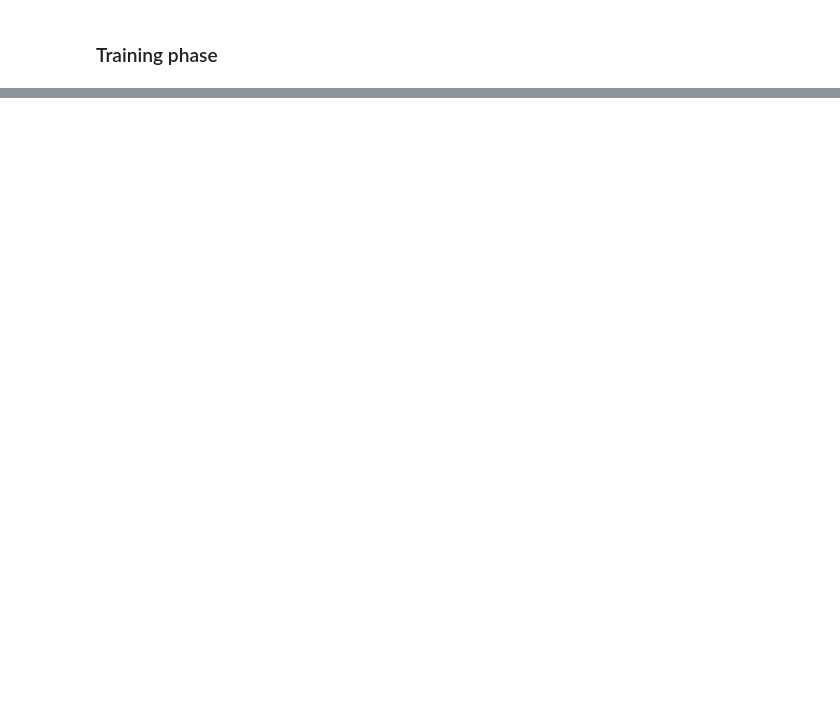
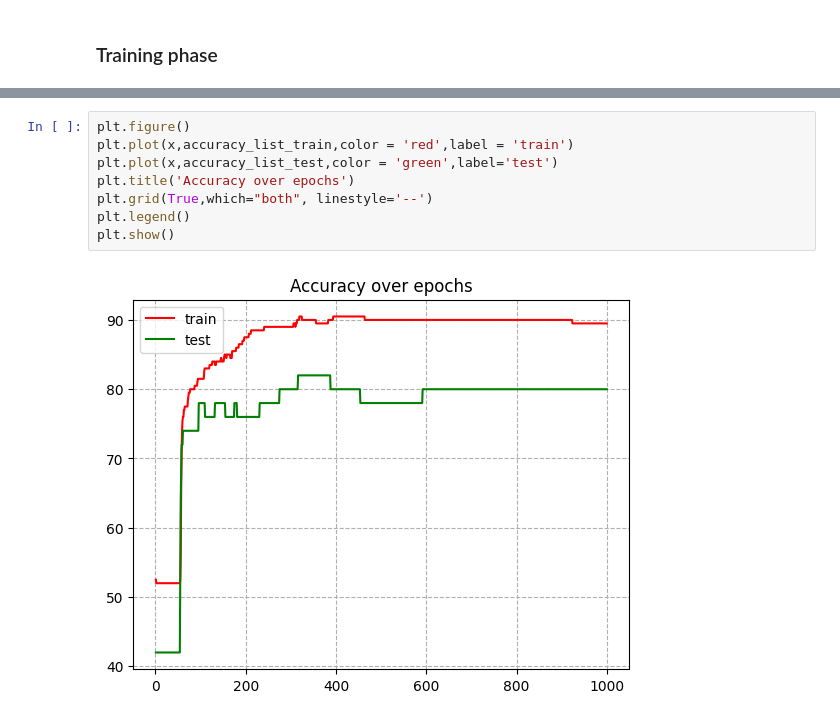
Before and after one commit to jddqd/MLP_From_Scratch, a Jupyter notebook: MLP.ipynb, the cells around one changed output, grey strips where cells are left out. Cells and saved outputs as stored; diff of their text form; blank space fills up the shorter version.

```diff
--- a/MLP.ipynb
+++ b/MLP.ipynb
@@ -235,0 +332,10 @@ Epoch number : 900 | Accuracy : 90.0% | Cost function : 0.24615803069640166
+# %%
+plt.figure()
+plt.plot(x,accuracy_list_train,color = 'red',label = 'train')
+plt.plot(x,accuracy_list_test,color = 'green',label='test')
+plt.title('Accuracy over epochs')
+plt.grid(True,which="both", linestyle='--')
+plt.legend()
+plt.show()
+# %% [output]
+[figure, added]
```
Also changed, not shown: parts of 9 cells of this notebook.
